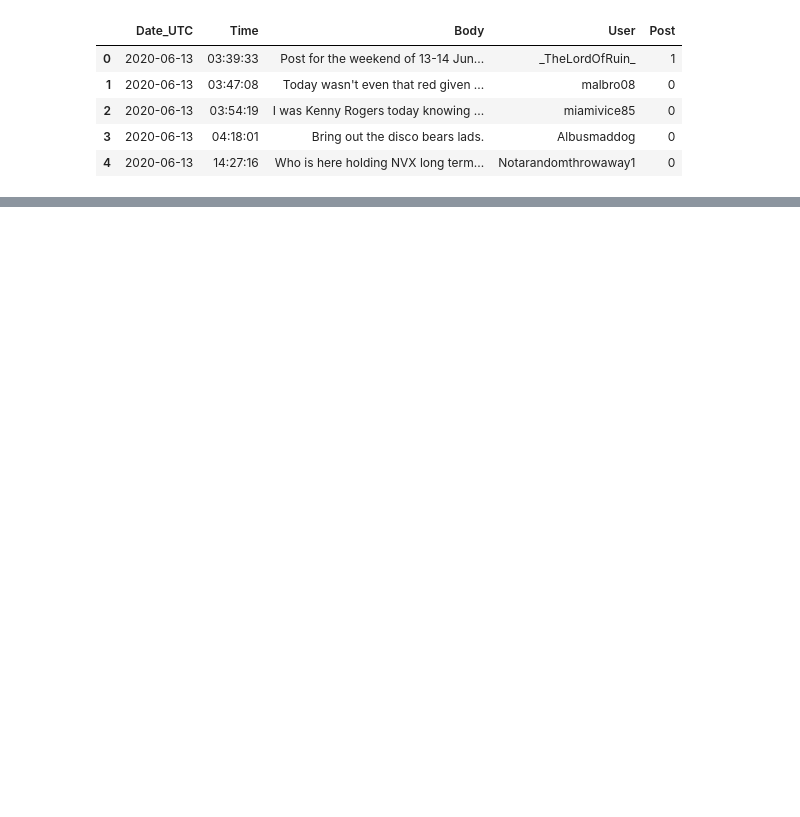
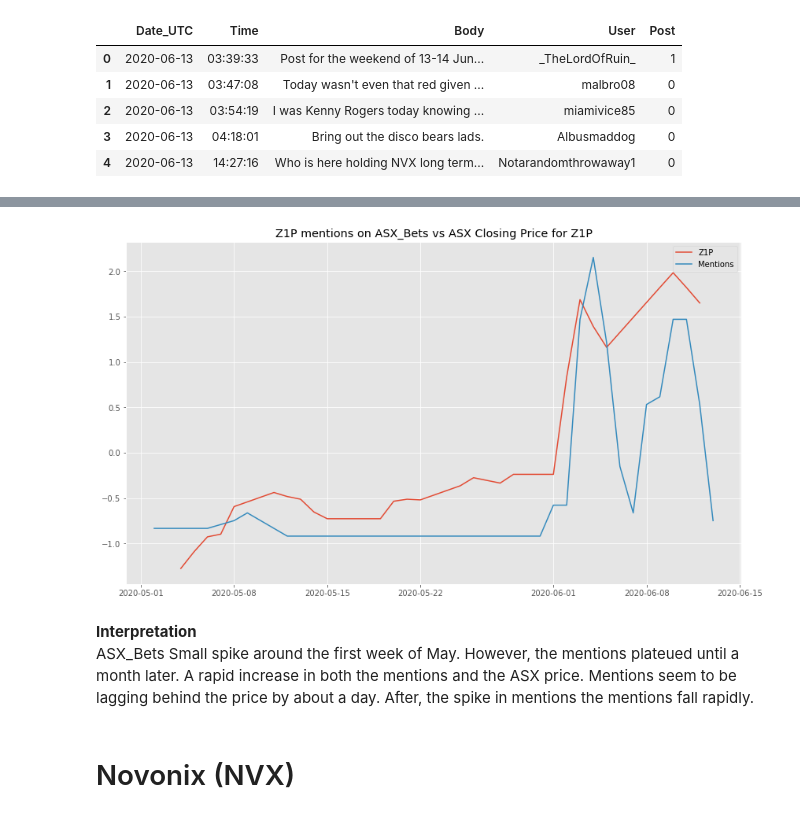
Before and after one commit to franticOreo/asx_bets, a Jupyter notebook: reddit_eda.ipynb, the cells around one changed output, grey strips where cells are left out. Cells and saved outputs as stored; diff of their text form; code cells hidden in the pictures; blank space fills up the shorter version.

```diff
--- a/reddit_eda.ipynb
+++ b/reddit_eda.ipynb
@@ -81,0 +164,21 @@ df_test.apply(func, axis=1)
+# %%
+
+
+scaler = StandardScaler()
+
+zip_grouped['ASX_Code_scaled'] = scaler.fit_transform(zip_grouped['ASX_Code'].values.reshape(-1,1))
+zip_asx['ASX_Close_scaled'] = scaler.fit_transform(zip_asx['Close'].values.reshape(-1,1))
+# %%
+plt.figure(figsize=(14,8))
+plt.plot(zip_asx['Date'], zip_asx['ASX_Close_scaled'], label='Z1P')
+plt.plot(zip_grouped['Date_UTC'], zip_grouped['ASX_Code_scaled'], label='Mentions')
+plt.title('Z1P mentions on ASX_Bets vs ASX Closing Price for Z1P')
+
+plt.legend();
+# %% [output]
+[figure, added]
+# %% [markdown]
+**Interpretation**<br>
+ASX_Bets Small spike around the first week of May. However, the mentions plateued until a month later. A rapid increase in both the mentions and the ASX price. Mentions seem to be lagging behind the price by about a day. After, the spike in mentions the mentions fall rapidly.
+# %% [markdown]
+# Novonix (NVX)
```
Also changed, not shown: parts of 46 cells of this notebook, 3 other files.
